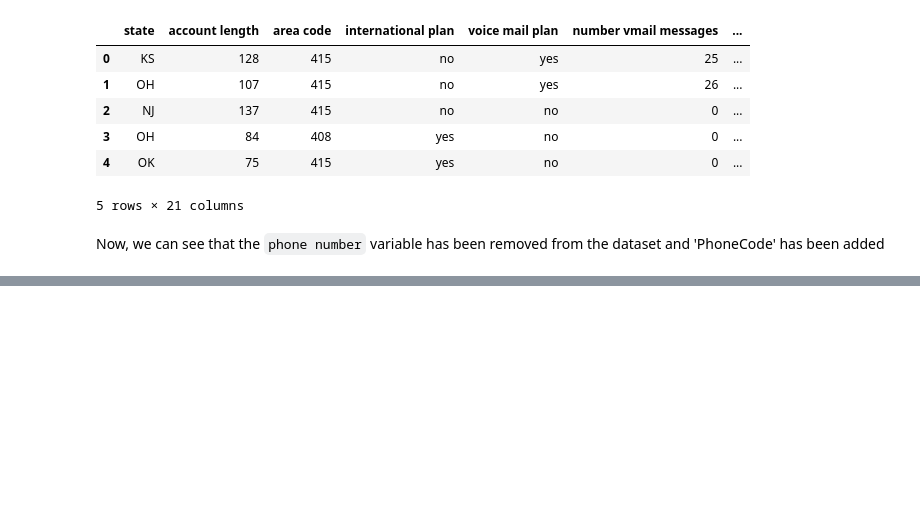
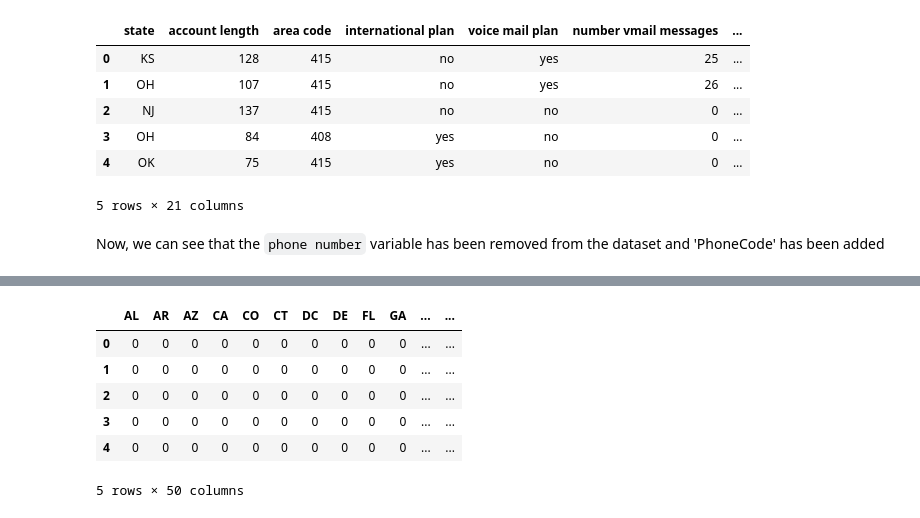
Before and after one commit to Collins-Opiyo/SyriaTelco_Collins_repo-, a Jupyter notebook: index.ipynb, the cells around one changed output, grey strips where cells are left out. Cells and saved outputs as stored; diff of their text form; code cells hidden in the pictures; blank space fills up the shorter version.

Commit message:
the categorical variable were explored starting with state variable and then encodedd

```diff
--- a/index.ipynb
+++ b/index.ipynb
@@ -381,0 +452,14 @@ Now, we can see that the `phone number` variable has been removed from the datas
+# %%
+# let's do One Hot Encoding of state variable
+# get k-1 dummy variables after One Hot Encoding
+# preview the dataset with head() method
+
+pd.get_dummies(df["state"], drop_first=True).head()
+# %% [output]
+|  | AL | AR | AZ | CA | CO | CT | DC | DE | FL | GA | ... | ... |
+| 0 | 0 | 0 | 0 | 0 | 0 | 0 | 0 | 0 | 0 | 0 | ... | ... |
+| 1 | 0 | 0 | 0 | 0 | 0 | 0 | 0 | 0 | 0 | 0 | ... | ... |
+| 2 | 0 | 0 | 0 | 0 | 0 | 0 | 0 | 0 | 0 | 0 | ... | ... |
+| 3 | 0 | 0 | 0 | 0 | 0 | 0 | 0 | 0 | 0 | 0 | ... | ... |
+| 4 | 0 | 0 | 0 | 0 | 0 | 0 | 0 | 0 | 0 | 0 | ... | ... |
+5 rows × 50 columns
```
Also changed, not shown: parts of 8 cells of this notebook.
